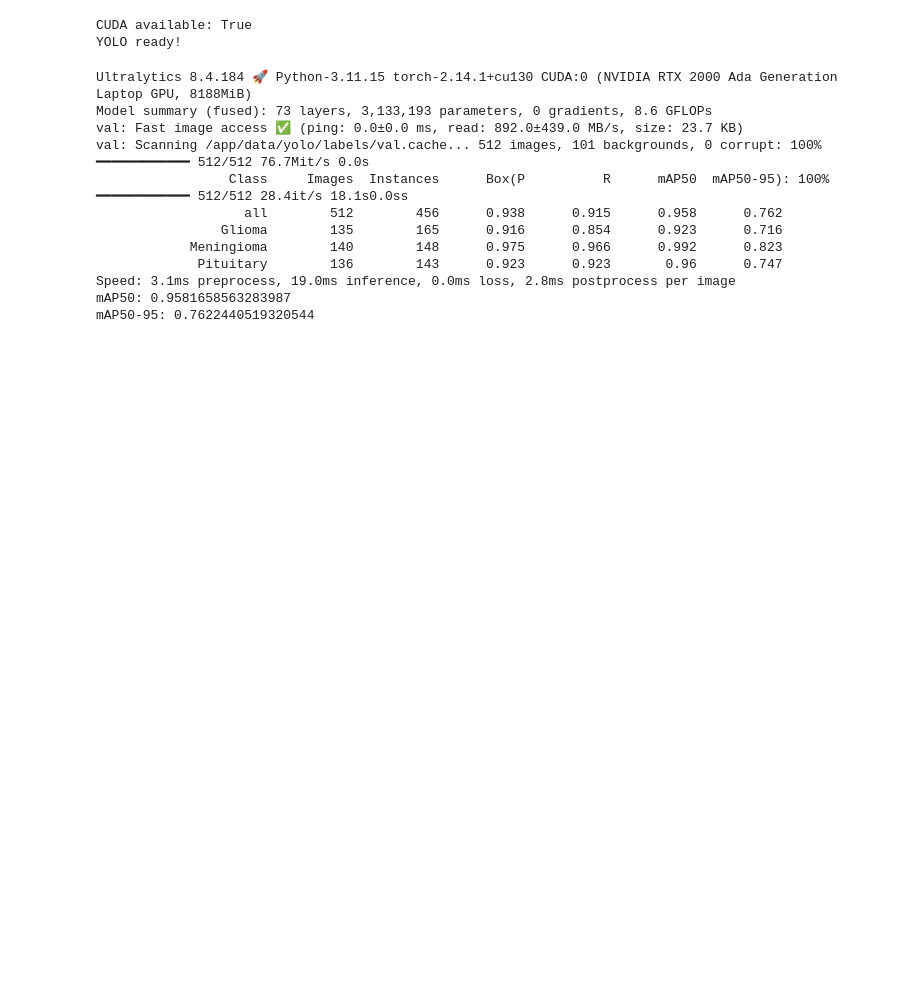
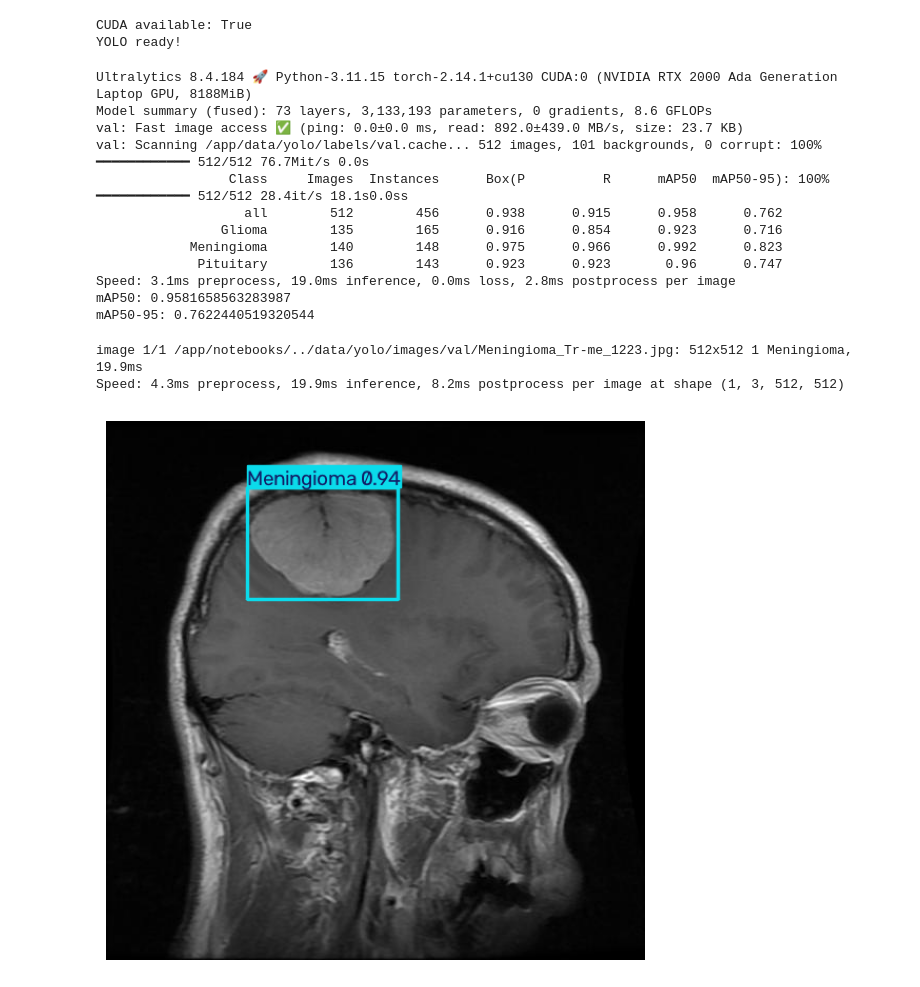
Before and after one commit to zakaryahari/mri-tumor-detection-pipeline, a Jupyter notebook: notebooks/D6_YOLO_Evaluation.ipynb, the cells around one changed output. Cells and saved outputs as stored; diff of their text form; code cells hidden in the pictures; blank space fills up the shorter version.

```diff
--- a/notebooks/D6_YOLO_Evaluation.ipynb
+++ b/notebooks/D6_YOLO_Evaluation.ipynb
@@ -42,3 +42,31 @@ val: Scanning /app/data/yolo/labels/val.cache... 512 images, 101 backgrounds, 0
 Speed: 3.1ms preprocess, 19.0ms inference, 0.0ms loss, 2.8ms postprocess per image
 mAP50: 0.9581658563283987
 mAP50-95: 0.7622440519320544
+# %%
+import numpy as np
+import pandas as pd
+import tensorflow as tf
+import matplotlib.pyplot as plt
+
+image_path = next(
+    (YOLO_PATH / "images" / "val").glob("*.jpg")
+)
+
+predictions = best_yolo.predict(
+    source=str(image_path),
+    device=0,
+    conf=0.25
+)
+
+plt.figure(figsize=(7, 7))
+
+plt.imshow(
+    predictions[0].plot()[:, :, ::-1]
+)
+
+plt.axis("off")
+plt.show()
+# %% [output]
+image 1/1 /app/notebooks/../data/yolo/images/val/Meningioma_Tr-me_1223.jpg: 512x512 1 Meningioma, 19.9ms
+Speed: 4.3ms preprocess, 19.9ms inference, 8.2ms postprocess per image at shape (1, 3, 512, 512)
+[figure, added]
```
